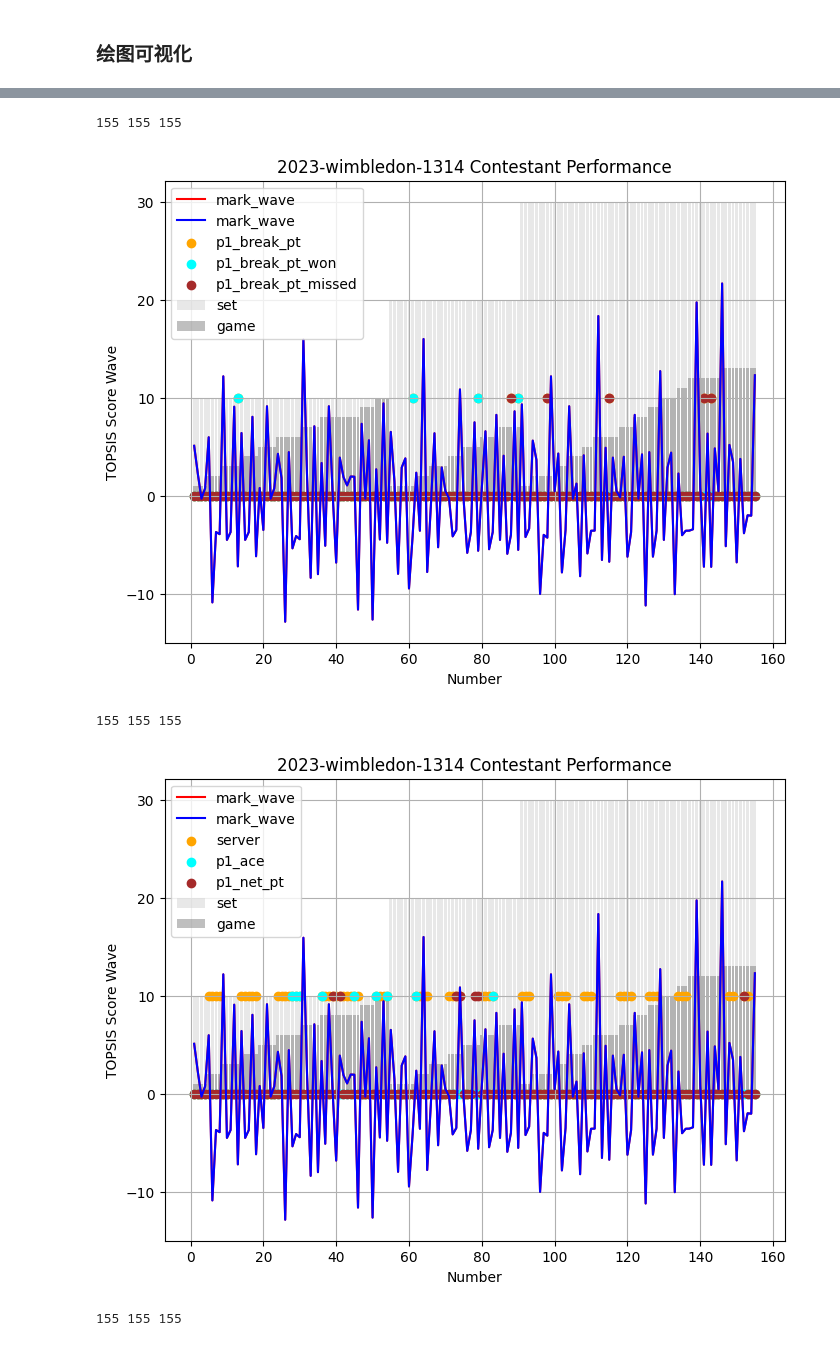
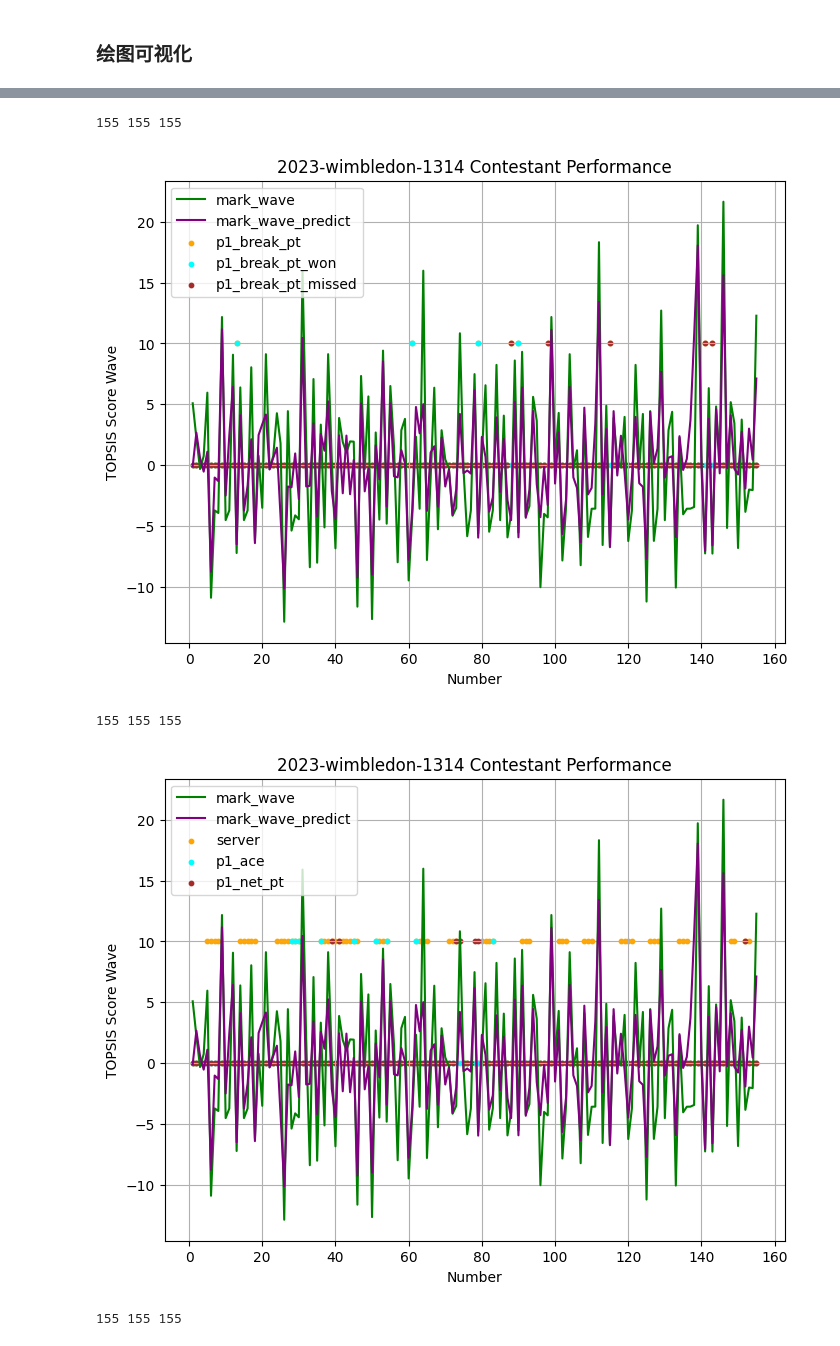
Before and after one commit to CSUST-Math-Team/MCM2024, a Jupyter notebook: 2-数据处理与分析/数据分析/代码/CODE.ipynb, the cells around one changed output, grey strips where cells are left out. Cells and saved outputs as stored; diff of their text form; code cells hidden in the pictures.

```diff
--- a/2-数据处理与分析/数据分析/代码/CODE.ipynb
+++ b/2-数据处理与分析/数据分析/代码/CODE.ipynb
@@ -467,7 +305,7 @@ print(result)
 ### 绘图可视化
 # %%
 
-def draw(df, match_id,value_dict):
+def draw(df, match_id,value_dict,num):
     mark_wave = []
     mark_wave_predict = []
 
@@ -497,18 +335,18 @@ def draw(df, match_id,value_dict):
     # speed_padded = speed + [np.nan] * (length - len(speed))
     # runs_won_padded = runs_won + [np.nan] * (length - len(runs_won))
     # marks_padded = marks + [np.nan] * (length - len(marks))
-    print(len(range(1, len(mark_wave) + 1)),len(mark_wave),len(mark_wave_predict))
+    # print(len(range(1, len(mark_wave) + 1)),len(mark_wave),len(mark_wave_predict))
     # 创建DataFrame
     data = {'x': range(1, len(mark_wave) + 1), 'mark_wave': mark_wave, 'mark_wave_predict': mark_wave_predict}
     dat = pd.DataFrame(data)
 
     # 设置颜色和线型
-    colors = ['red', 'blue']
+    colors = ['green', 'purple']
     linestyles = ['-', '-',]
 
     # 绘制折线图
     plt.figure(figsize=(8, 6))  # 设置图形大小
-    for i, column in enumerate(['mark_wave', 'mark_wave']):
+    for i, column in enumerate(['mark_wave', 'mark_wave_predict']):
         plt.plot(dat['x'], dat[column], label=column, color=colors[i], linestyle=linestyles[i])
 
 
@@ -521,8 +359,10 @@ def draw(df, match_id,value_dict):
     plt.title(f'{match_id} Contestant Performance')
 
     try:
-        plot_bar(df_aim,dat,length_name,players,value_dict)
-        plot_scatter(df_aim,dat,length_name,players,value_dict)
+        if num == 0 :
+            plot_bar(df_aim,dat,length_name,players,value_dict)
+        else:
+            plot_scatter(df_aim,dat,length_name,players,value_dict)
 
     except:
         pass
@@ -615,7 +449,7 @@ for j in list_match:
     match_id=j
     print(list(df["player1"].values))
     for i in range(len(value_dict_list)):
-        draw(df,match_id,value_dict_list[i])
+        draw(df,match_id,value_dict_list[i],i)
 # %% [output]
 ['Carlos Alcaraz', 'Carlos Alcaraz', 'Carlos Alcaraz', 'Carlos Alcaraz', 'Carlos Alcaraz', 'Carlos Alcaraz', 'Carlos Alcaraz', 'Carlos Alcaraz', 'Carlos Alcaraz', 'Carlos Alcaraz', 'Carlos Alcaraz', ' ...
 155 155 155
@@ -623,5 +457,5 @@ for j in list_match:
 155 155 155
-[figure, old version]
+[figure, new version]
 155 155 155
-[figure, old version]
+[figure, new version]
 155 155 155
```
Also changed, not shown: parts of 10 cells of this notebook.
